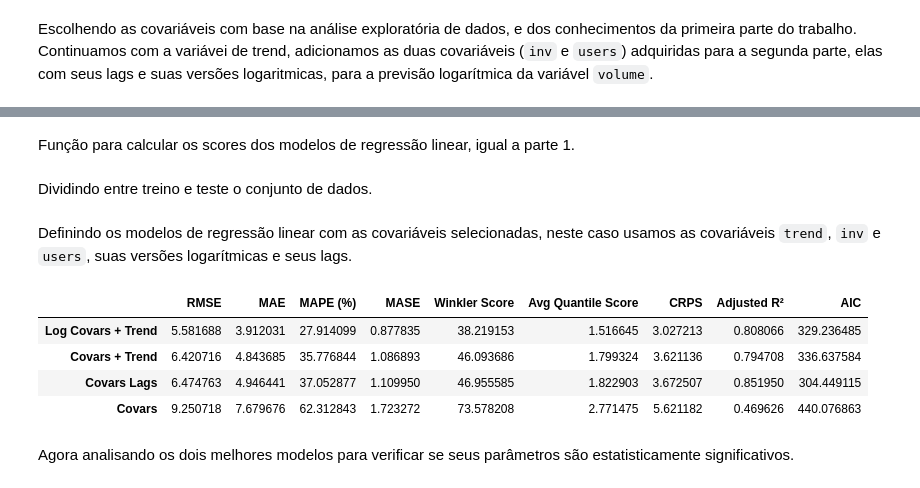
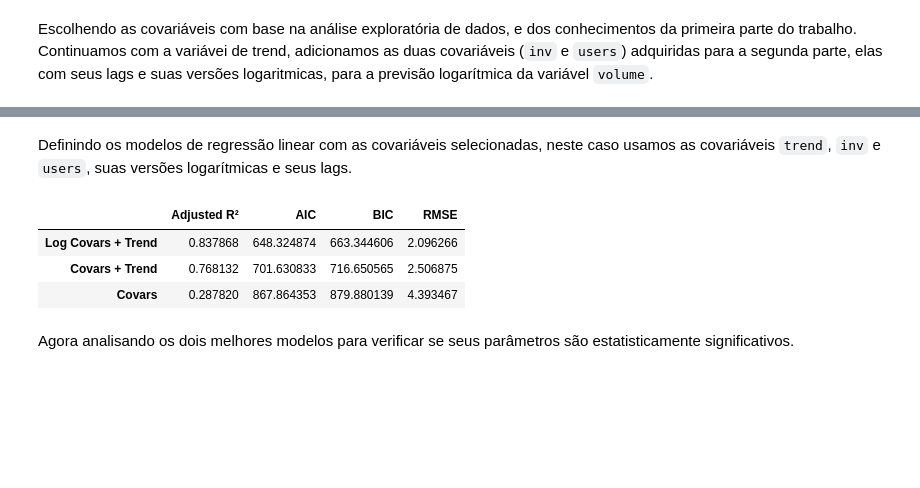
Before and after one commit to kauanmaf/Time-Series-A2, a Jupyter notebook: reg_lin_a2.ipynb, the cells around one changed output, grey strips where cells are left out. Cells and saved outputs as stored; diff of their text form; code cells hidden in the pictures; blank space fills up the shorter version.

```diff
--- a/reg_lin_a2.ipynb
+++ b/reg_lin_a2.ipynb
@@ -79,2 +46,0 @@ def crps_gaussian(y_true, mu, sigma):
-# %% [markdown]
-Função para calcular os scores dos modelos de regressão linear, igual a parte 1.
@@ -115,5 +47,3 @@ def get_metrics(y_true, y_pred, alpha=0.05, m=12):
 # %%
 X = data.drop('volume', axis=1)
 y = data['volume']
-# %% [markdown]
-Dividindo entre treino e teste o conjunto de dados.
@@ -129,51 +53,36 @@ Definindo os modelos de regressão linear com as covariáveis selecionadas, nest
 predictions = {}
 models = {}
 
-months_cols = [col for col in data.columns if 'mes_' in col]
-
 models_cols = {
-    "Covars": ["inv", "users"],
-    "Covars + Trend": ["trend", "inv", "users"],
-    "Log Covars + Trend": ["trend", "log_inv", "log_users"],
-    "Covars Lags": [
-        "inv",
-        "users",
-        "trend",
-        "inv_lag_2",
-        "users_lag_2",
-        "inv_lag_4",
-        "users_lag_4",
-    ],
+    "Covars": ["inv", "users", "users_lag_8"],
+    "Covars + Trend": ["trend", "inv", "users", "users_lag_8"],
+    "Log Covars + Trend": ["trend", "log_inv", "log_users", "users_log_lag_8"],
 }
-
-for model_name, cols in models_cols.items():
-    X_train_model = sm.add_constant(X_train[cols])
-    X_test_model = sm.add_constant(X_test[cols])
-
-    model = sm.OLS(y_train, X_train_model).fit()
-    models[model_name] = model
-
-    y_pred = model.predict(X_test_model)
-    predictions[model_name] = y_pred
 # %%
 results = {}
 
-for model_name, y_pred in predictions.items():
+for model_name, cols in models_cols.items():
+    X_model = sm.add_constant(X[cols])
 
-    metrics = get_metrics(y_test, y_pred)
+    model = sm.OLS(y, X_model).fit()
+    models[model_name] = model
+
+    metrics = {}
+
     metrics["Adjusted R²"] = models[model_name].rsquared_adj
     metrics["AIC"] = models[model_name].aic
+    metrics["BIC"] = models[model_name].bic
+    metrics["RMSE"] = np.sqrt(models[model_name].mse_resid)
 
     results[model_name] = metrics
 
 results_df = pd.DataFrame(results).T
-display(results_df.sort_values(by='RMSE'))
+display(results_df.sort_values(by="Adjusted R²", ascending=False))
 # %% [output]
-|  | RMSE | MAE | MAPE (%) | MASE | Winkler Score | Avg Quantile Score | CRPS | Adjusted R² | AIC |
-| Log Covars + Trend | 5.581688 | 3.912031 | 27.914099 | 0.877835 | 38.219153 | 1.516645 | 3.027213 | 0.808066 | 329.236485 |
-| Covars + Trend | 6.420716 | 4.843685 | 35.776844 | 1.086893 | 46.093686 | 1.799324 | 3.621136 | 0.794708 | 336.637584 |
-| Covars Lags | 6.474763 | 4.946441 | 37.052877 | 1.109950 | 46.955585 | 1.822903 | 3.672507 | 0.851950 | 304.449115 |
-| Covars | 9.250718 | 7.679676 | 62.312843 | 1.723272 | 73.578208 | 2.771475 | 5.621182 | 0.469626 | 440.076863 |
+|  | Adjusted R² | AIC | BIC | RMSE |
+| Log Covars + Trend | 0.837868 | 648.324874 | 663.344606 | 2.096266 |
+| Covars + Trend | 0.768132 | 701.630833 | 716.650565 | 2.506875 |
+| Covars | 0.287820 | 867.864353 | 879.880139 | 4.393467 |
 # %% [markdown]
 Agora analisando os dois melhores modelos para verificar se seus parâmetros são estatisticamente significativos.
 # %%
```
Also changed, not shown: parts of 33 cells of this notebook.
